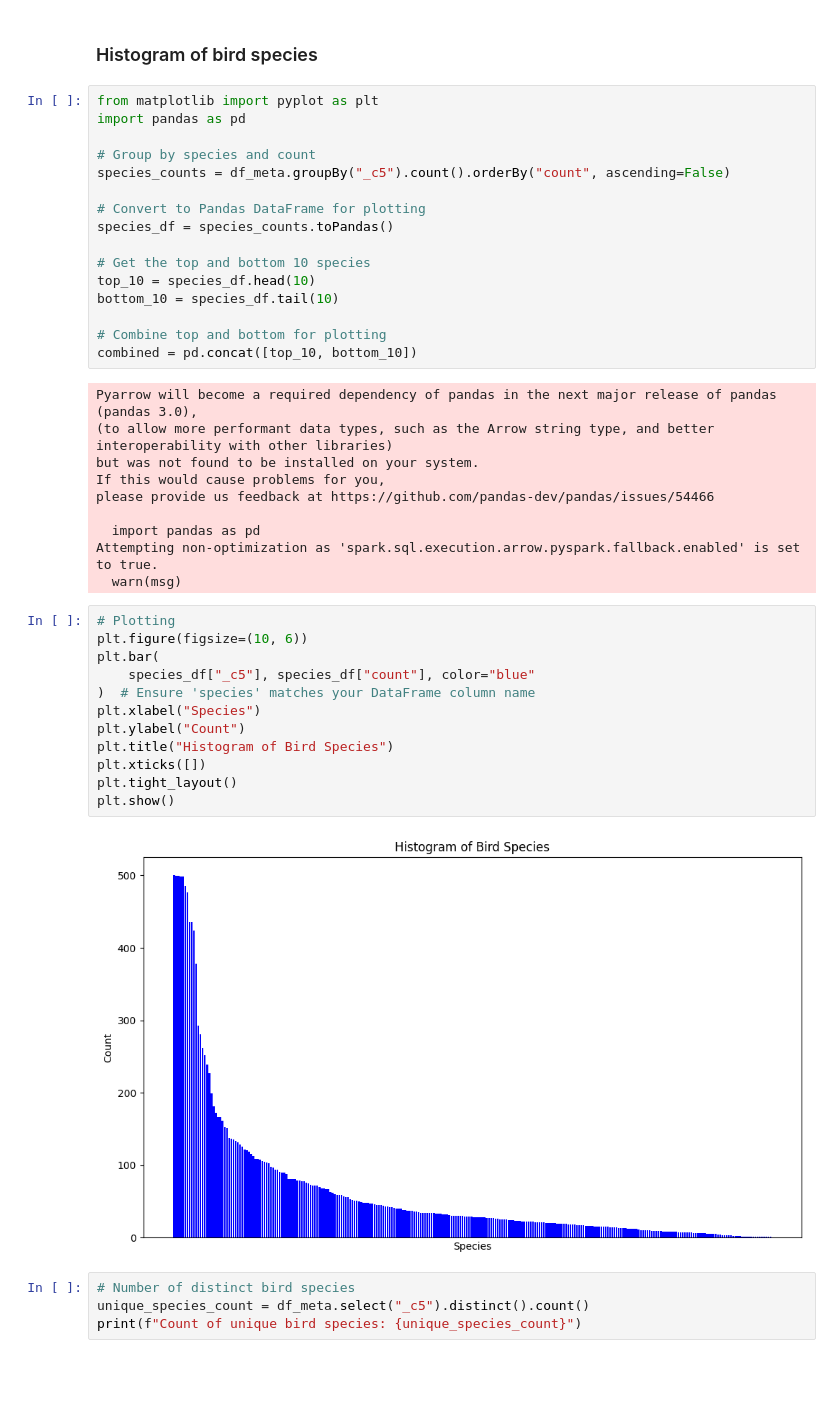
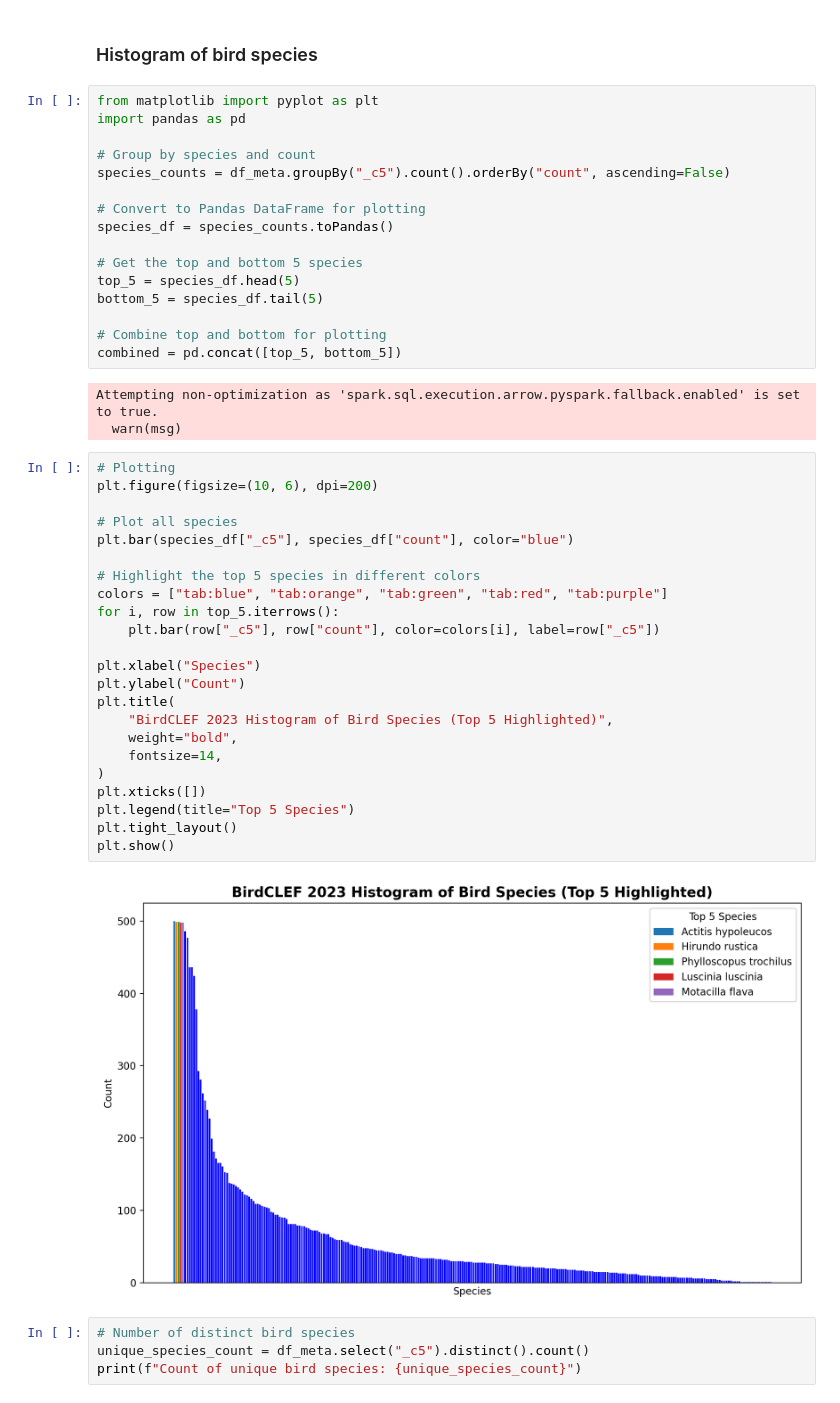
Before and after one commit to dsgt-kaggle-clef/birdclef-2024, a Jupyter notebook: notebooks/preprocessing/2024-01-30-mg-bird-species-histogram.ipynb, the cells around one changed output. Saved outputs shown, nothing was run; the diff lists cells and outputs as text; blank space fills up the shorter version.

Commit message:
updated histogram plot

```diff
--- a/notebooks/preprocessing/2024-01-30-mg-bird-species-histogram.ipynb
+++ b/notebooks/preprocessing/2024-01-30-mg-bird-species-histogram.ipynb
@@ -74,36 +74,40 @@ species_counts = df_meta.groupBy("_c5").count().orderBy("count", ascending=False
 # Convert to Pandas DataFrame for plotting
 species_df = species_counts.toPandas()
 
-# Get the top and bottom 10 species
-top_10 = species_df.head(10)
-bottom_10 = species_df.tail(10)
+# Get the top and bottom 5 species
+top_5 = species_df.head(5)
+bottom_5 = species_df.tail(5)
 
 # Combine top and bottom for plotting
-combined = pd.concat([top_10, bottom_10])
+combined = pd.concat([top_5, bottom_5])
 # %% [output]
-Pyarrow will become a required dependency of pandas in the next major release of pandas (pandas 3.0),
-(to allow more performant data types, such as the Arrow string type, and better interoperability with other libraries)
-but was not found to be installed on your system.
-If this would cause problems for you,
-please provide us feedback at https://github.com/pandas-dev/pandas/issues/54466
-
-  import pandas as pd
 Attempting non-optimization as 'spark.sql.execution.arrow.pyspark.fallback.enabled' is set to true.
   warn(msg)
 # %%
 # Plotting
-plt.figure(figsize=(10, 6))
-plt.bar(
-    species_df["_c5"], species_df["count"], color="blue"
-)  # Ensure 'species' matches your DataFrame column name
+plt.figure(figsize=(10, 6), dpi=200)
+
+# Plot all species
+plt.bar(species_df["_c5"], species_df["count"], color="blue")
+
+# Highlight the top 5 species in different colors
+colors = ["tab:blue", "tab:orange", "tab:green", "tab:red", "tab:purple"]
+for i, row in top_5.iterrows():
+    plt.bar(row["_c5"], row["count"], color=colors[i], label=row["_c5"])
+
 plt.xlabel("Species")
 plt.ylabel("Count")
-plt.title("Histogram of Bird Species")
+plt.title(
+    "BirdCLEF 2023 Histogram of Bird Species (Top 5 Highlighted)",
+    weight="bold",
+    fontsize=14,
+)
 plt.xticks([])
+plt.legend(title="Top 5 Species")
 plt.tight_layout()
 plt.show()
 # %% [output]
-[figure, old version]
+[figure, new version]
 # %%
 # Number of distinct bird species
 unique_species_count = df_meta.select("_c5").distinct().count()
```
